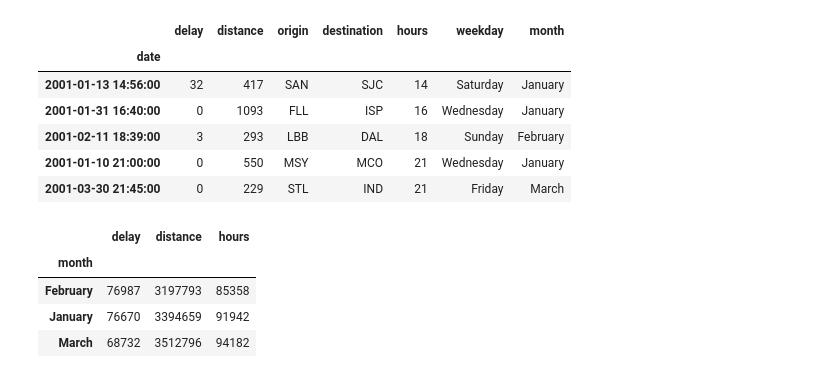
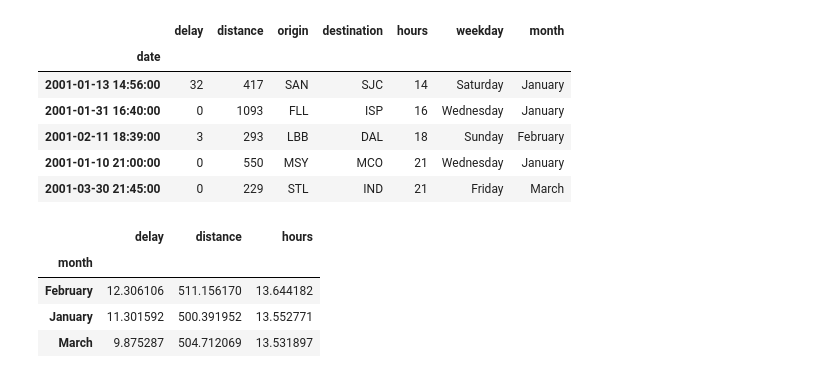
Before and after one commit to Jgardin875/time_series_exercises, a Jupyter notebook: datetime_series.ipynb, the cells around one changed output. Saved outputs shown, nothing was run; the diff lists cells and outputs as text; code cells hidden in the pictures.

```diff
--- a/datetime_series.ipynb
+++ b/datetime_series.ipynb
@@ -455,10 +494,10 @@ flight.head()
 | 2001-01-10 21:00:00 | 0 | 550 | MSY | MCO | 21 | Wednesday | January |
 | 2001-03-30 21:45:00 | 0 | 229 | STL | IND | 21 | Friday | March |
 # %%
-flight.groupby('month').sum().sort_values('delay', ascending = False)
+flight.groupby('month').mean().sort_values('delay', ascending = False)
 # %% [output]
 |  | delay | distance | hours |
 | month |  |  |  |
-| February | 76987 | 3197793 | 85358 |
-| January | 76670 | 3394659 | 91942 |
-| March | 68732 | 3512796 | 94182 |
+| February | 12.306106 | 511.156170 | 13.644182 |
+| January | 11.301592 | 500.391952 | 13.552771 |
+| March | 9.875287 | 504.712069 | 13.531897 |
```
Also changed, not shown: parts of 19 cells of this notebook.
